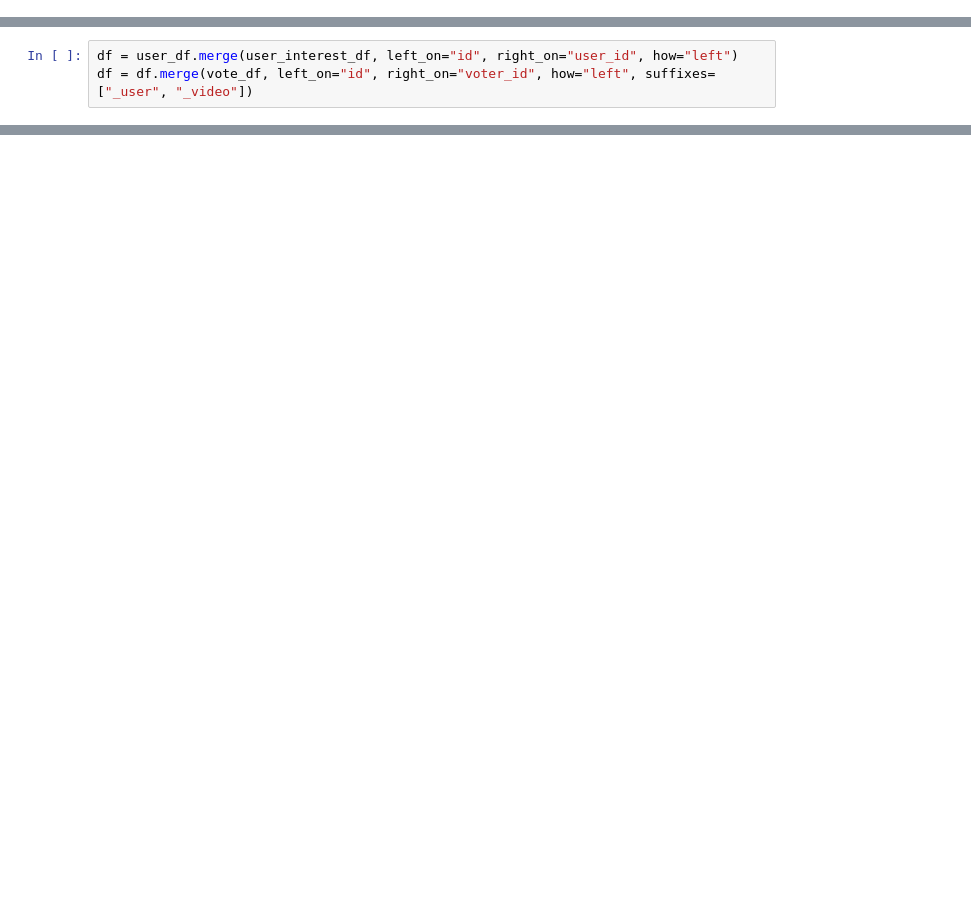
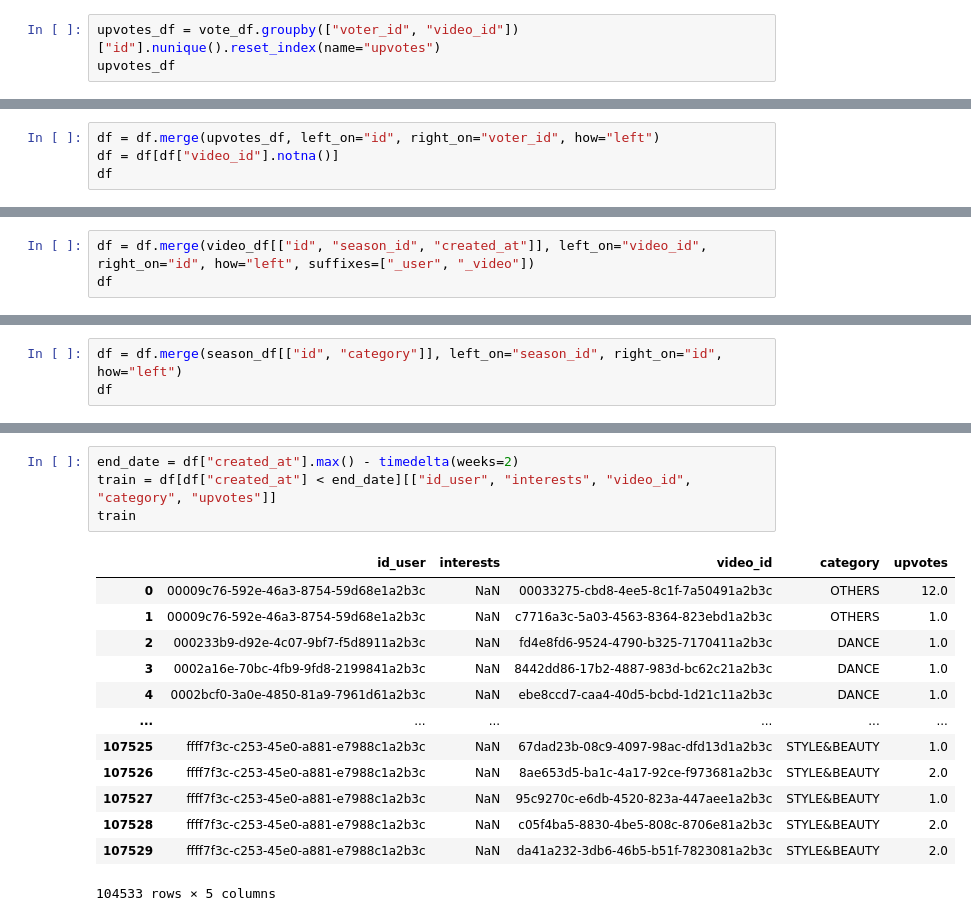
Before and after one commit to lozhaowei/NUS_Capstone_Team18, a Jupyter notebook: src/video_recommend/Untitled.ipynb, the cells around one changed output, grey strips where cells are left out. Drawn from its saved outputs; the diff is of its cells as text; blank space fills up the shorter version.

```diff
--- a/src/video_recommend/Untitled.ipynb
+++ b/src/video_recommend/Untitled.ipynb
@@ -26,0 +33,3 @@ season_df = pd.read_feather('../../datasets/raw/season.feather')
+# %%
+upvotes_df = vote_df.groupby(["voter_id", "video_id"])["id"].nunique().reset_index(name="upvotes")
+upvotes_df
@@ -26,0 +50,4 @@ season_df = pd.read_feather('../../datasets/raw/season.feather')
+# %%
+df = df.merge(upvotes_df, left_on="id", right_on="voter_id", how="left")
+df = df[df["video_id"].notna()]
+df
@@ -27,3 +68,3 @@ season_df = pd.read_feather('../../datasets/raw/season.feather')
 # %%
-df = user_df.merge(user_interest_df, left_on="id", right_on="user_id", how="left")
-df = df.merge(vote_df, left_on="id", right_on="voter_id", how="left", suffixes=["_user", "_video"])
+df = df.merge(video_df[["id", "season_id", "created_at"]], left_on="video_id", right_on="id", how="left", suffixes=["_user", "_video"])
+df
@@ -45,0 +85,3 @@ df
+# %%
+df = df.merge(season_df[["id", "category"]], left_on="season_id", right_on="id", how="left")
+df
@@ -45,0 +102,18 @@ df
+# %%
+end_date = df["created_at"].max() - timedelta(weeks=2)
+train = df[df["created_at"] < end_date][["id_user", "interests", "video_id", "category", "upvotes"]]
+train
+# %% [output]
+|  | id_user | interests | video_id | category | upvotes |
+| 0 | 00009c76-592e-46a3-8754-59d68e1a2b3c | NaN | 00033275-cbd8-4ee5-8c1f-7a50491a2b3c | OTHERS | 12.0 |
+| 1 | 00009c76-592e-46a3-8754-59d68e1a2b3c | NaN | c7716a3c-5a03-4563-8364-823ebd1a2b3c | OTHERS | 1.0 |
+| 2 | 000233b9-d92e-4c07-9bf7-f5d8911a2b3c | NaN | fd4e8fd6-9524-4790-b325-7170411a2b3c | DANCE | 1.0 |
+| 3 | 0002a16e-70bc-4fb9-9fd8-2199841a2b3c | NaN | 8442dd86-17b2-4887-983d-bc62c21a2b3c | DANCE | 1.0 |
+| 4 | 0002bcf0-3a0e-4850-81a9-7961d61a2b3c | NaN | ebe8ccd7-caa4-40d5-bcbd-1d21c11a2b3c | DANCE | 1.0 |
+| ... | ... | ... | ... | ... | ... |
+| 107525 | ffff7f3c-c253-45e0-a881-e7988c1a2b3c | NaN | 67dad23b-08c9-4097-98ac-dfd13d1a2b3c | STYLE&BEAUTY | 1.0 |
+| 107526 | ffff7f3c-c253-45e0-a881-e7988c1a2b3c | NaN | 8ae653d5-ba1c-4a17-92ce-f973681a2b3c | STYLE&BEAUTY | 2.0 |
+| 107527 | ffff7f3c-c253-45e0-a881-e7988c1a2b3c | NaN | 95c9270c-e6db-4520-823a-447aee1a2b3c | STYLE&BEAUTY | 1.0 |
+| 107528 | ffff7f3c-c253-45e0-a881-e7988c1a2b3c | NaN | c05f4ba5-8830-4be5-808c-8706e81a2b3c | STYLE&BEAUTY | 2.0 |
+| 107529 | ffff7f3c-c253-45e0-a881-e7988c1a2b3c | NaN | da41a232-3db6-46b5-b51f-7823081a2b3c | STYLE&BEAUTY | 2.0 |
+104533 rows × 5 columns
```
Also changed, not shown: parts of 18 cells of this notebook, 4 other files.
